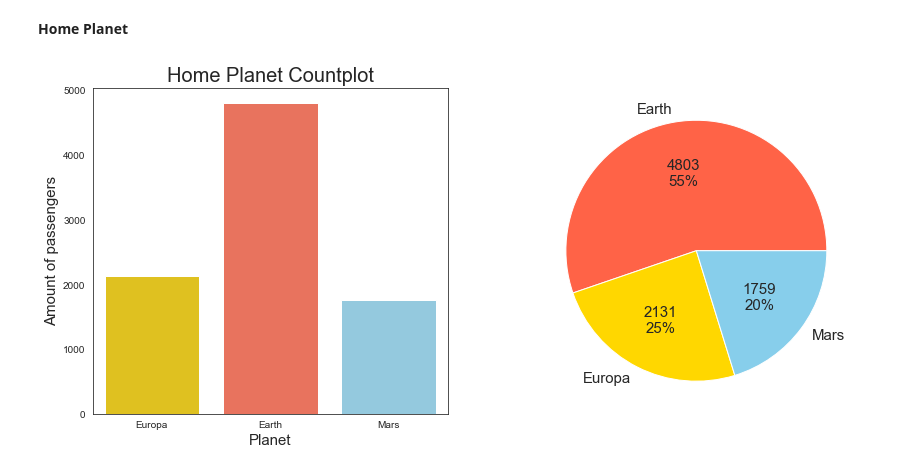
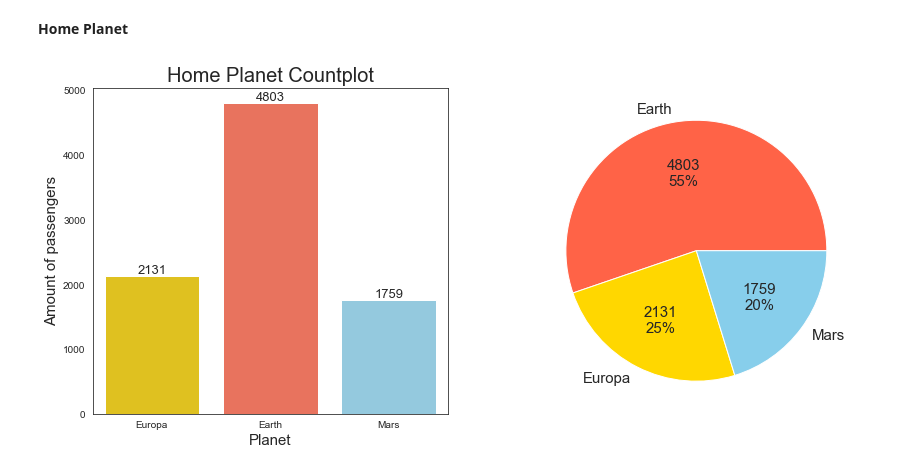
Before and after one commit to macedoti13/Spaceship-Titanic, a Jupyter notebook: TeleportedClassification.ipynb, the cells around one changed output. Cells and saved outputs as stored; diff of their text form; code cells hidden in the pictures.

Commit message:
updated bar plot

```diff
--- a/TeleportedClassification.ipynb
+++ b/TeleportedClassification.ipynb
@@ -292,16 +292,25 @@ display(df_test.head(1))
 # %%
 def label_function(val):
     return f'{val / 100 * len(df_train):.0f}\n{val:.0f}%'
 
 fig, (ax1, ax2) = plt.subplots(1, 2, figsize=(14,6))
+
+# bar plot
 sns.countplot(ax=ax1, data=df_train, x='HomePlanet', palette=['gold', 'tomato', 'skyblue'])
 ax1.set_title('Home Planet Countplot', size=20)
 ax1.set_ylabel('Amount of passengers', size=15)
 ax1.set_xlabel('Planet', size=15)
+
+#annotating on bar plot
+for x in ax1.containers:
+    ax1.bar_label(x, size=13)
+
+# pie plot
 df_train.groupby(['HomePlanet']).size().plot(kind='pie', ax=ax2, autopct=label_function,
                                              labels=df_train.HomePlanet.value_counts().index,
                                              textprops={'fontsize': 15}, colors=['tomato', 'gold', 'skyblue'])
 ax2.set_ylabel('')
+
 plt.show()
 # %% [output]
-[figure, old version]
+[figure, new version]
```
Also changed, not shown: parts of 1 cell of this notebook.
